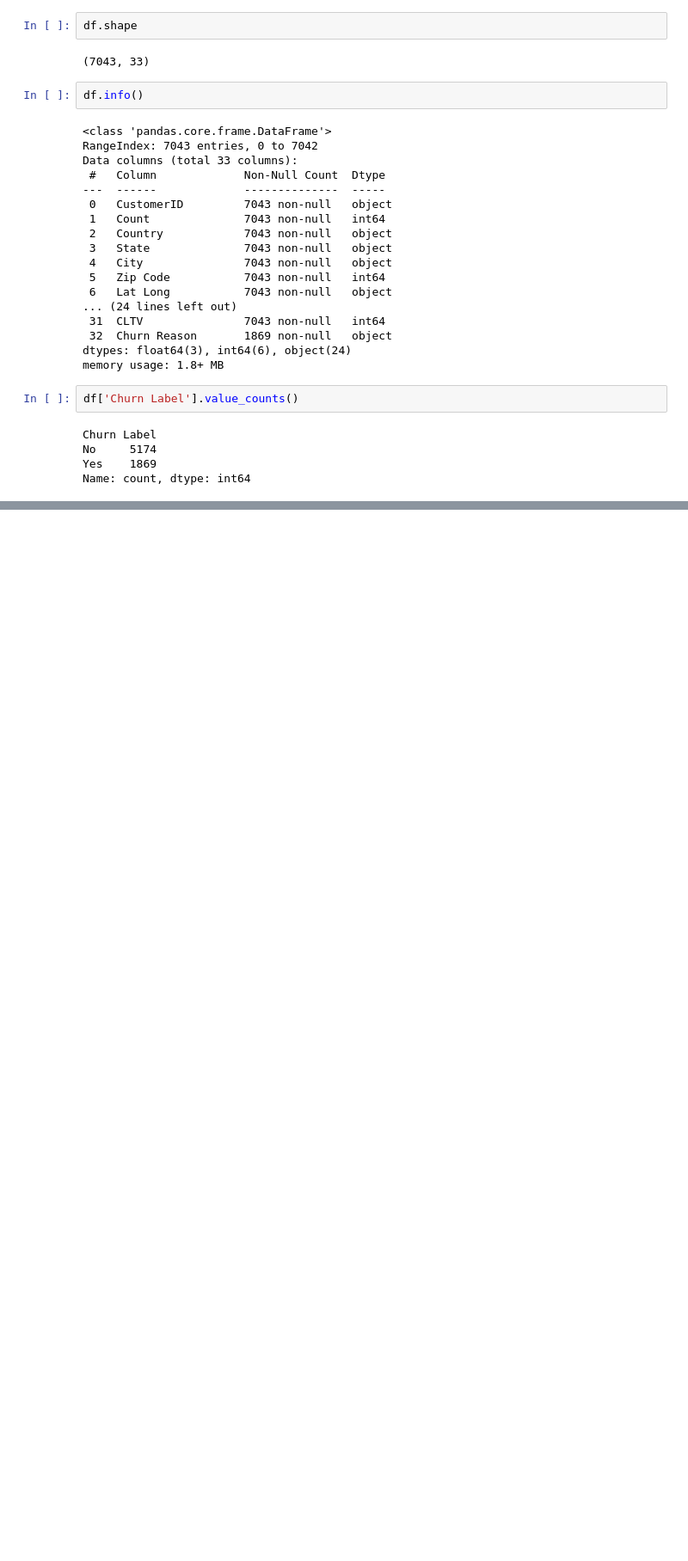
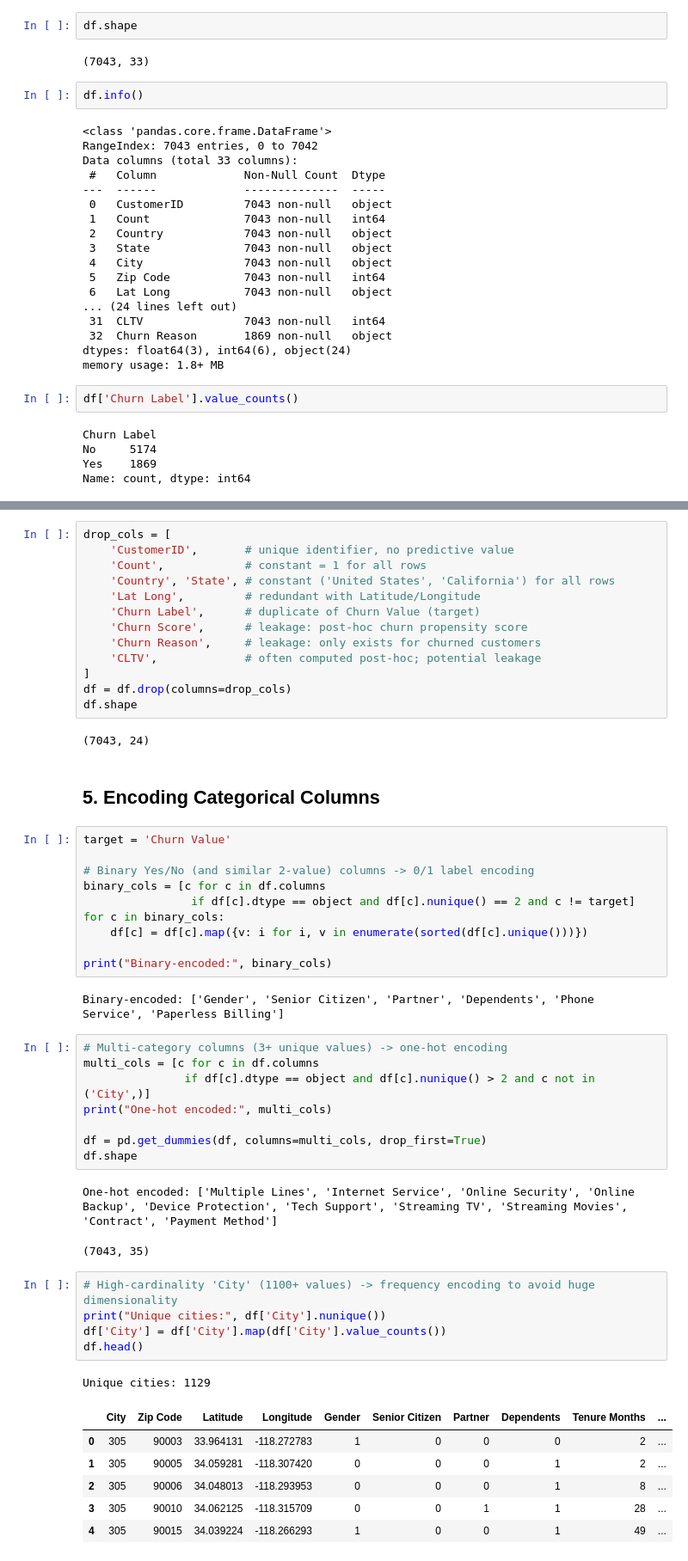
Before and after one commit to Khuld13/customer-churn-prediction, a Jupyter notebook: churn.ipynb, the cells around one changed output, grey strips where cells are left out. Shown at 86% size. Drawn from its saved outputs; the diff is of its cells as text; blank space fills up the shorter version.

```diff
--- a/churn.ipynb
+++ b/churn.ipynb
@@ -43,0 +161,53 @@ Name: count, dtype: int64
+# %%
+drop_cols = [
+    'CustomerID',       # unique identifier, no predictive value
+    'Count',            # constant = 1 for all rows
+    'Country', 'State', # constant ('United States', 'California') for all rows
+    'Lat Long',         # redundant with Latitude/Longitude
+    'Churn Label',      # duplicate of Churn Value (target)
+    'Churn Score',      # leakage: post-hoc churn propensity score
+    'Churn Reason',     # leakage: only exists for churned customers
+    'CLTV',             # often computed post-hoc; potential leakage
+]
+df = df.drop(columns=drop_cols)
+df.shape
+# %% [output]
+(7043, 24)
+# %% [markdown]
+## 5. Encoding Categorical Columns
+# %%
+target = 'Churn Value'
+
+# Binary Yes/No (and similar 2-value) columns -> 0/1 label encoding
+binary_cols = [c for c in df.columns
+                if df[c].dtype == object and df[c].nunique() == 2 and c != target]
+for c in binary_cols:
+    df[c] = df[c].map({v: i for i, v in enumerate(sorted(df[c].unique()))})
+
+print("Binary-encoded:", binary_cols)
+# %% [output]
+Binary-encoded: ['Gender', 'Senior Citizen', 'Partner', 'Dependents', 'Phone Service', 'Paperless Billing']
+# %%
+# Multi-category columns (3+ unique values) -> one-hot encoding
+multi_cols = [c for c in df.columns
+               if df[c].dtype == object and df[c].nunique() > 2 and c not in ('City',)]
+print("One-hot encoded:", multi_cols)
+
+df = pd.get_dummies(df, columns=multi_cols, drop_first=True)
+df.shape
+# %% [output]
+One-hot encoded: ['Multiple Lines', 'Internet Service', 'Online Security', 'Online Backup', 'Device Protection', 'Tech Support', 'Streaming TV', 'Streaming Movies', 'Contract', 'Payment Method']
+(7043, 35)
+# %%
+# High-cardinality 'City' (1100+ values) -> frequency encoding to avoid huge dimensionality
+print("Unique cities:", df['City'].nunique())
+df['City'] = df['City'].map(df['City'].value_counts())
+df.head()
+# %% [output]
+Unique cities: 1129
+|  | City | Zip Code | Latitude | Longitude | Gender | Senior Citizen | Partner | Dependents | Tenure Months | ... |
+| 0 | 305 | 90003 | 33.964131 | -118.272783 | 1 | 0 | 0 | 0 | 2 | ... |
+| 1 | 305 | 90005 | 34.059281 | -118.307420 | 0 | 0 | 0 | 1 | 2 | ... |
+| 2 | 305 | 90006 | 34.048013 | -118.293953 | 0 | 0 | 0 | 1 | 8 | ... |
+| 3 | 305 | 90010 | 34.062125 | -118.315709 | 0 | 0 | 1 | 1 | 28 | ... |
+| 4 | 305 | 90015 | 34.039224 | -118.266293 | 1 | 0 | 0 | 1 | 49 | ... |
```
Also changed, not shown: parts of 15 cells of this notebook, 4 other files.
